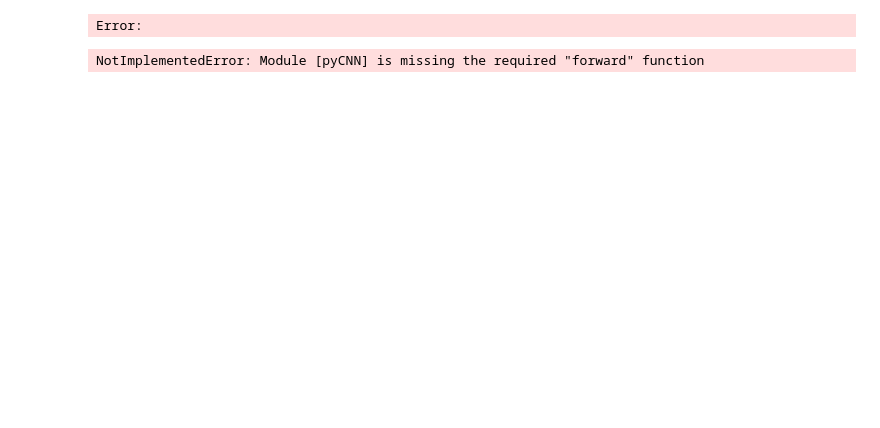
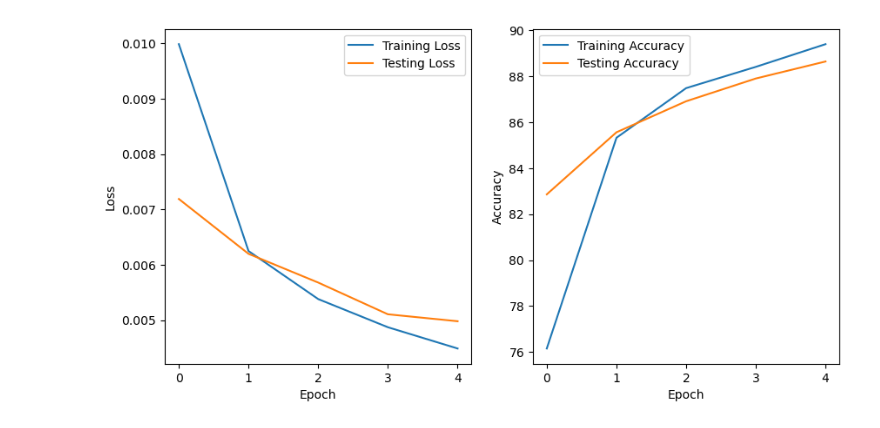
Before and after one commit to Konkuk-Univ-Glocal-Campus/introai202401-midterm-nangkongmu, a Jupyter notebook: ai middletest.ipynb, the cells around one changed output. Saved outputs shown, nothing was run; the diff lists cells and outputs as text; code cells hidden in the pictures; blank space fills up the shorter version.

```diff
--- a/ai middletest.ipynb
+++ b/ai middletest.ipynb
@@ -40,4 +86,5 @@ def forward(self, x): # 모델의 순전파를 정의하는 메서드로 입력
         return x
-# %%
-# 초기화 진행
-model = pyCNN()
+# %%
+# 모델을 초기화하고, 요약 정보를 출력합니다.
+net = SimpleCNN()
+summary(net, input_size=(1, 28, 28))
@@ -44,3 +109,4 @@ model = pyCNN()
 # %%
+# 손실 함수와 최적화 알고리즘을 선택합니다.
 criterion = nn.CrossEntropyLoss()
-optimizer = optim.Adam(model.parameters(), lr=0.001)
+optimizer = optim.Adam(net.parameters(), lr=0.001)
@@ -102,52 +200,22 @@ def train_model(model, train_loader, test_loader, criterion, optimizer, epochs=5
 # %%
-# 신경망 모델을 학습시키고 그 결과를 처리하는 과정을 보여줌
-def plot_metrics(history):
-    plt.figure(figsize=(10, 5))
+# 훈련 과정에서의 손실과 정확도를 시각화합니다.
+plt.figure(figsize=(10, 5))
 
-    plt.subplot(1, 2, 1)
-    plt.plot(history['train_loss'], label='Train Loss')
-    plt.plot(history['test_loss'], label='Validation Loss')
-    plt.title('Loss Over Epoch')
-    plt.xlabel('Epoch')
-    plt.ylabel('Loss')
-    plt.legend()
+# 훈련 및 테스트 손실 그래프
+plt.subplot(1, 2, 1)
+plt.plot(train_loss_history, label='Training Loss')  # 훈련 손실 그래프
+plt.plot(test_loss_history, label='Testing Loss')    # 테스트 손실 그래프
+plt.xlabel('Epoch')
+plt.ylabel('Loss')
+plt.legend()
 
-    plt.subplot(1, 2, 2)
-    plt.plot(history['train_acc'], label='Train Accuracy')
-    plt.plot(history['test_acc'], label='Validation Accuracy')
-    plt.title('Accuracy Over Epoch')
-    plt.xlabel('Epoch')
-    plt.ylabel('Accuracy (%)')
-    plt.legend()
-
-    plt.tight_layout()
-    plt.show()
-
-# 함수를 호출하여 신경망 모델을 학습시키는데 총 5 에폭(epoch) 동안 학습을 수행하고 학습 과정에서 계산된 손실과 정확도 같은 통계 정보를 history 변수에 저장
-history = train_model(model, train_loader, test_loader, criterion, optimizer, epochs=5)
-plot_metrics(history) # plot_metrics 함수를 호출하여 history에 저장된 학습 결과 시각화
+# 훈련 및 테스트 정확도 그래프
+plt.subplot(1, 2, 2)
+plt.plot(train_acc_history, label='Training Accuracy')   # 훈련 정확도 그래프
+plt.plot(test_acc_history, label='Testing Accuracy')     # 테스트 정확도 그래프
+plt.xlabel('Epoch')
+plt.ylabel('Accuracy')
+plt.legend()
+plt.show()
 # %% [output]
-Error:
+[figure, added]
-# %%
-num_epochs = 5  # 예시로 5로 설정
-total_steps = len(train_loader)
-
-for epoch in range(num_epochs):
-    for i, (images, labels) in enumerate(train_loader):
-        # 순전파
-        outputs = model.forward(images)  # 모델 호출 방식 수정
-        probabilities = F.softmax(outputs, dim=1)  # 소프트맥스 함수 적용
-
-        # 손실 계산
-        loss = criterion(outputs, labels)
-
-        # 역전파 및 최적화
-        optimizer.zero_grad()
-        loss.backward()
-        optimizer.step()
-
-        # 훈련 과정에서의 손실 및 정확도 모니터링
-        if (i+1) % 100 == 0:
-            print(f'Epoch [{epoch+1}/{num_epochs}], Step [{i+1}/{total_steps}], Loss: {loss.item():.4f}')
-# %% [output]
-NotImplementedError: Module [pyCNN] is missing the required "forward" function
```
Also changed, not shown: parts of 9 cells of this notebook.
